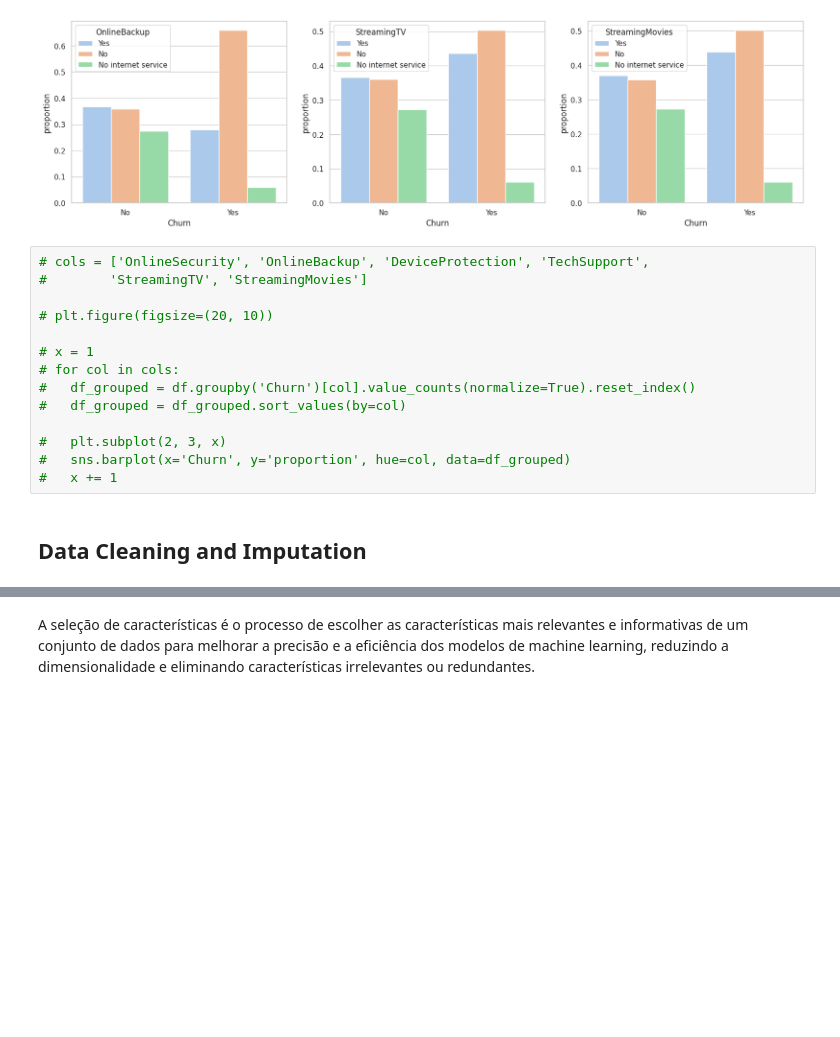
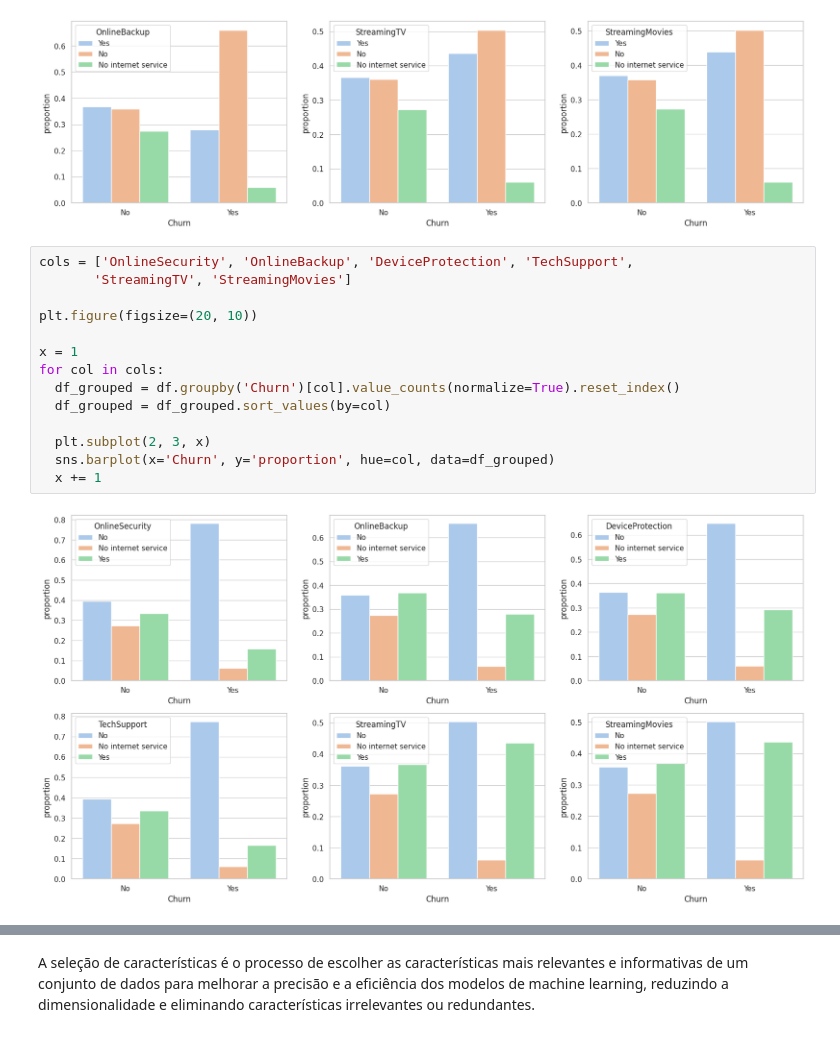
Before and after one commit to daianeklein/dnc, a Jupyter notebook: Telemarketing_churn.ipynb, the cells around one changed output, grey strips where cells are left out. Saved outputs shown, nothing was run; the diff lists cells and outputs as text; blank space fills up the shorter version.

```diff
--- a/Telemarketing_churn.ipynb
+++ b/Telemarketing_churn.ipynb
@@ -290,19 +290,18 @@ sns.barplot(x='Churn', y='proportion', hue='StreamingMovies', data=StreamingMovi
 # %% [output]
 [figure]
 # %%
-# cols = ['OnlineSecurity', 'OnlineBackup', 'DeviceProtection', 'TechSupport',
-#        'StreamingTV', 'StreamingMovies']
+cols = ['OnlineSecurity', 'OnlineBackup', 'DeviceProtection', 'TechSupport',
+       'StreamingTV', 'StreamingMovies']
 
-# plt.figure(figsize=(20, 10))
+plt.figure(figsize=(20, 10))
 
-# x = 1
-# for col in cols:
-#   df_grouped = df.groupby('Churn')[col].value_counts(normalize=True).reset_index()
-#   df_grouped = df_grouped.sort_values(by=col)
+x = 1
+for col in cols:
+  df_grouped = df.groupby('Churn')[col].value_counts(normalize=True).reset_index()
+  df_grouped = df_grouped.sort_values(by=col)
 
-#   plt.subplot(2, 3, x)
-#   sns.barplot(x='Churn', y='proportion', hue=col, data=df_grouped)
-#   x += 1
+  plt.subplot(2, 3, x)
+  sns.barplot(x='Churn', y='proportion', hue=col, data=df_grouped)
+  x += 1
+# %% [output]
+[figure, added]
-# %% [markdown]
-
-## Data Cleaning and Imputation
```
Also changed, not shown: parts of 6 cells of this notebook.
